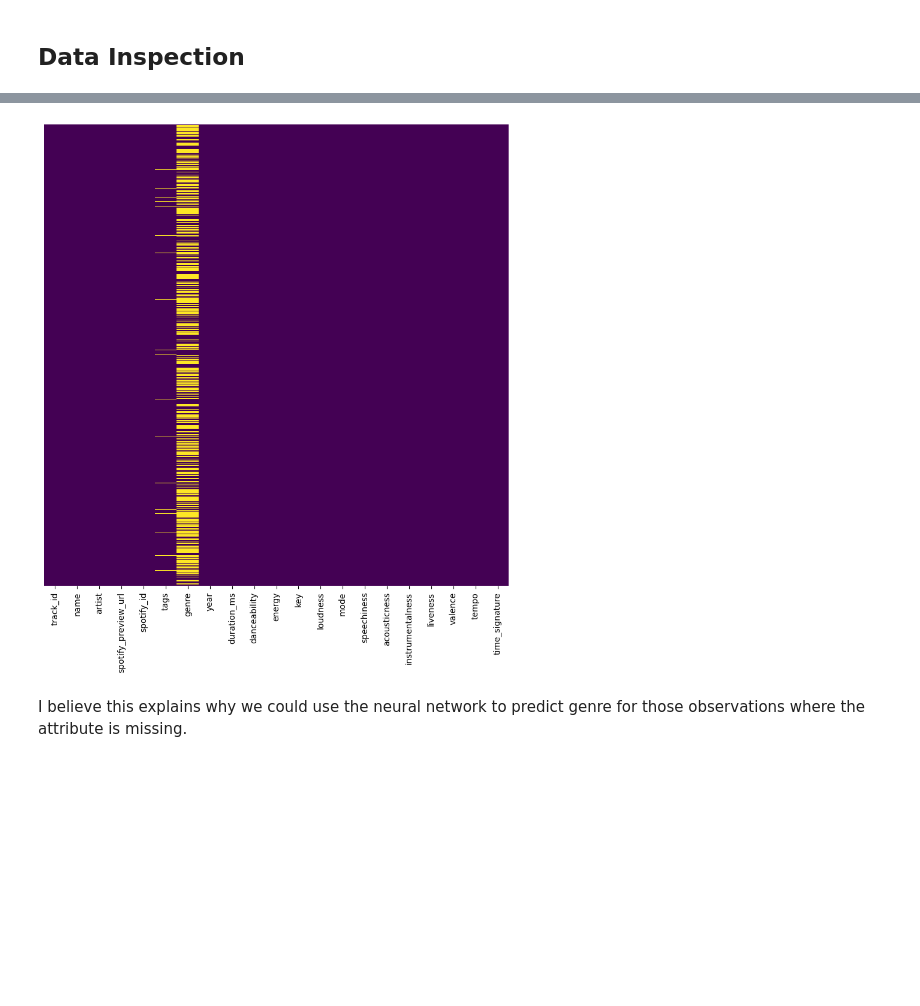
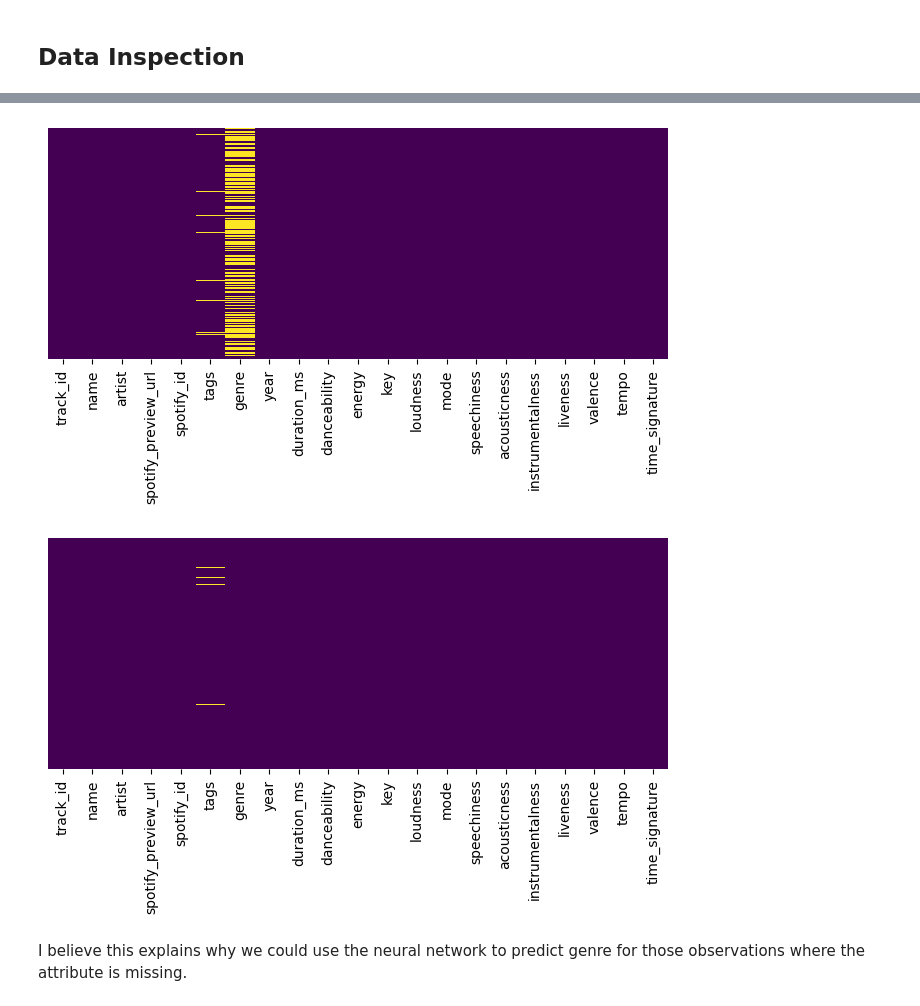
Before and after one commit to annemollelsborg/spotify, a Jupyter notebook: Baskets Updated.ipynb, the cells around one changed output, grey strips where cells are left out. Drawn from its saved outputs; the diff is of its cells as text; code cells hidden in the pictures; blank space fills up the shorter version.

```diff
--- a/Baskets Updated.ipynb
+++ b/Baskets Updated.ipynb
@@ -23,8 +23,10 @@ from collections import defaultdict
 from itertools import combinations
 import networkx as nx
 # %%
-file_path_songs = "Data/Music Info.csv"
+file_path_songs = "Data/df_combined.csv"
 df_songs = pd.read_csv(file_path_songs)
+file_path_songs_original = "Data/Music Info.csv"
+df_songs_original = pd.read_csv(file_path_songs_original)
 file_path_users = "Data/User Listening History.csv"
 df_users = pd.read_csv(file_path_users)
 
@@ -65,11 +67,19 @@ plt.show()
+# %%
+plt.figure(figsize = (8,3))
+sns.heatmap(df_songs_original.sample(n = 10000, random_state = 1).isnull(), cmap  = 'viridis', cbar = False, yticklabels = False,
+            # xticklabels= False
+            )
+plt.show()
+# %% [output]
+[figure, added]
 # %%
-plt.figure(figsize = (10,10))
+plt.figure(figsize = (8,3))
 sns.heatmap(df_songs.sample(n = 10000, random_state = 1).isnull(), cmap  = 'viridis', cbar = False, yticklabels = False,
             # xticklabels= False
             )
 plt.show()
 # %% [output]
-[figure, old version]
+[figure, new version]
 # %% [markdown]
 I believe this explains why we could use the neural network to predict genre for those observations where the attribute is missing.
 # %%
```
Also changed, not shown: parts of 8 cells of this notebook.
